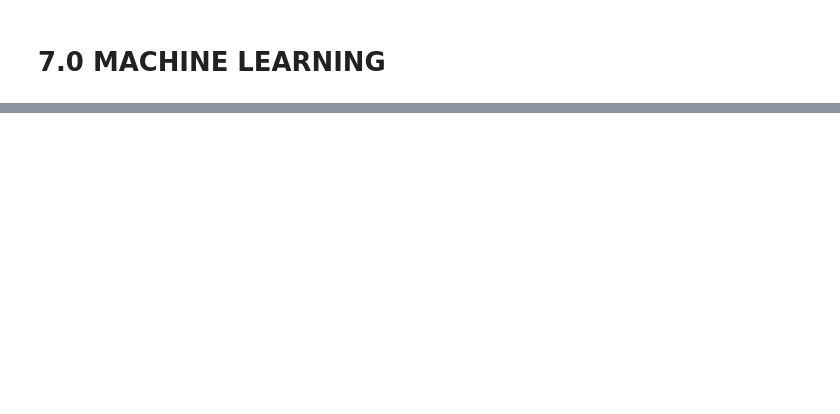
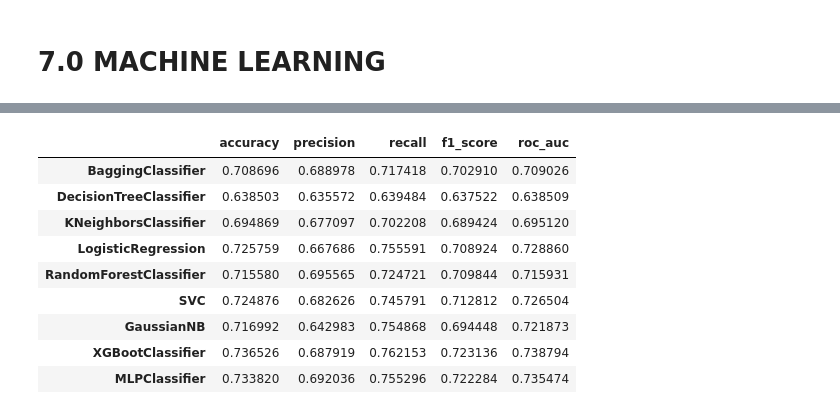
Before and after one commit to RoneyDev7/Cardio_Catch_Disease, a Jupyter notebook: 01-frn_cardio_catch_dieses.ipynb, the cells around one changed output, grey strips where cells are left out. Cells and saved outputs as stored; diff of their text form; code cells hidden in the pictures; blank space fills up the shorter version.

```diff
--- a/01-frn_cardio_catch_dieses.ipynb
+++ b/01-frn_cardio_catch_dieses.ipynb
@@ -516,8 +546,8 @@ O modelo RandomForestClassifier teve a acurácia de 71.03353598744852%
 # %%
 bgg_class = BaggingClassifier(n_estimators=100).fit(X_train, y_train)
 
-yhat_lr = bgg_class.predict(X_test)
+yhat_bgg = bgg_class.predict(X_test)
 
-model_bgg_class = model_acurracy('BaggingClassifier', yhat_lr, y_test)
+model_bgg_class = model_acurracy('BaggingClassifier', yhat_bgg, y_test)
 model_bgg_class
 # %% [output]
@@ -524,0 +588,7 @@ O modelo BaggingClassifier teve a acurácia de 70.34712688762502%
+# %%
+gnb_class = GaussianNB().fit(X_train, y_train)
+
+yhat_gnb = gnb_class.predict(X_test)
+
+model_gnb_class = model_acurracy('GaussianNB', yhat_gnb, y_test)
+model_gnb_class
@@ -524,0 +597,7 @@ O modelo BaggingClassifier teve a acurácia de 70.34712688762502%
+# %%
+mlp_class = MLPClassifier(hidden_layer_sizes=(75,75), activation="logistic" ,random_state=1, max_iter=2000).fit(X_train, y_train)
+
+yhat_mlp = mlp_class.predict(X_test)
+
+model_mlp_class = model_acurracy('MLPClassifier', yhat_mlp, y_test)
+model_mlp_class
@@ -524,0 +606,68 @@ O modelo BaggingClassifier teve a acurácia de 70.34712688762502%
+# %%
+index = ['BaggingClassifier', 'DecisionTreeClassifier', 'KNeighborsClassifier', 'LogisticRegression', 'RandomForestClassifier', 'SVC',  'GaussianNB', 'XGBootClassifier', 'MLPClassifier']
+
+dict_scores = {
+'accuracy' :        [accuracy_score(yhat_bgg, y_test),
+                    accuracy_score(yhat_dtc, y_test),
+                    accuracy_score(yhat_knb, y_test),
+                    accuracy_score(yhat_lr, y_test),
+                    accuracy_score(yhat_rfc, y_test),
+                    accuracy_score(yhat_svc, y_test),
+                    accuracy_score(yhat_gnb, y_test),
+                    accuracy_score(yhat_xbg, y_test),
+                    accuracy_score(yhat_mlp, y_test)],
+
+'precision' :       [precision_score(yhat_bgg, y_test),
+                    precision_score(yhat_dtc, y_test),
+                    precision_score(yhat_knb, y_test),
+                    precision_score(yhat_lr, y_test),
+                    precision_score(yhat_rfc, y_test),
+                    precision_score(yhat_svc, y_test),
+                    precision_score(yhat_gnb, y_test),
+                    precision_score(yhat_xbg, y_test),
+                    precision_score(yhat_mlp, y_test)],
+
+
+'recall' :          [recall_score(yhat_bgg, y_test),
+                    recall_score(yhat_dtc, y_test),
+                    recall_score(yhat_knb, y_test),
+                    recall_score(yhat_lr, y_test),
+                    recall_score(yhat_rfc, y_test),
+                    recall_score(yhat_svc, y_test),
+                    recall_score(yhat_gnb, y_test),
+                    recall_score(yhat_xbg, y_test),
+                    recall_score(yhat_mlp, y_test)],
+
+'f1_score' :        [f1_score(yhat_bgg, y_test),
+                    f1_score(yhat_dtc, y_test),
+                    f1_score(yhat_knb, y_test),
+                    f1_score(yhat_lr, y_test),
+                    f1_score(yhat_rfc, y_test),
+                    f1_score(yhat_svc, y_test),
+                    f1_score(yhat_gnb, y_test),
+                    f1_score(yhat_xbg, y_test),
+                    f1_score(yhat_mlp, y_test)],
+
+'roc_auc' :         [roc_auc_score(yhat_bgg, y_test),
+                    roc_auc_score(yhat_dtc, y_test),
+                    roc_auc_score(yhat_knb, y_test),
+                    roc_auc_score(yhat_lr, y_test),
+                    roc_auc_score(yhat_rfc, y_test),
+                    roc_auc_score(yhat_svc, y_test),
+                    roc_auc_score(yhat_gnb, y_test),
+                    roc_auc_score(yhat_xbg, y_test),
+                    roc_auc_score(yhat_mlp, y_test)]}
+
+df_scores = pd.DataFrame(dict_scores, index=index)
+df_scores
+# %% [output]
+|  | accuracy | precision | recall | f1_score | roc_auc |
+| BaggingClassifier | 0.708696 | 0.688978 | 0.717418 | 0.702910 | 0.709026 |
+| DecisionTreeClassifier | 0.638503 | 0.635572 | 0.639484 | 0.637522 | 0.638509 |
+| KNeighborsClassifier | 0.694869 | 0.677097 | 0.702208 | 0.689424 | 0.695120 |
+| LogisticRegression | 0.725759 | 0.667686 | 0.755591 | 0.708924 | 0.728860 |
+| RandomForestClassifier | 0.715580 | 0.695565 | 0.724721 | 0.709844 | 0.715931 |
+| SVC | 0.724876 | 0.682626 | 0.745791 | 0.712812 | 0.726504 |
+| GaussianNB | 0.716992 | 0.642983 | 0.754868 | 0.694448 | 0.721873 |
+| XGBootClassifier | 0.736526 | 0.687919 | 0.762153 | 0.723136 | 0.738794 |
+| MLPClassifier | 0.733820 | 0.692036 | 0.755296 | 0.722284 | 0.735474 |
```
Also changed, not shown: parts of 28 cells of this notebook.
